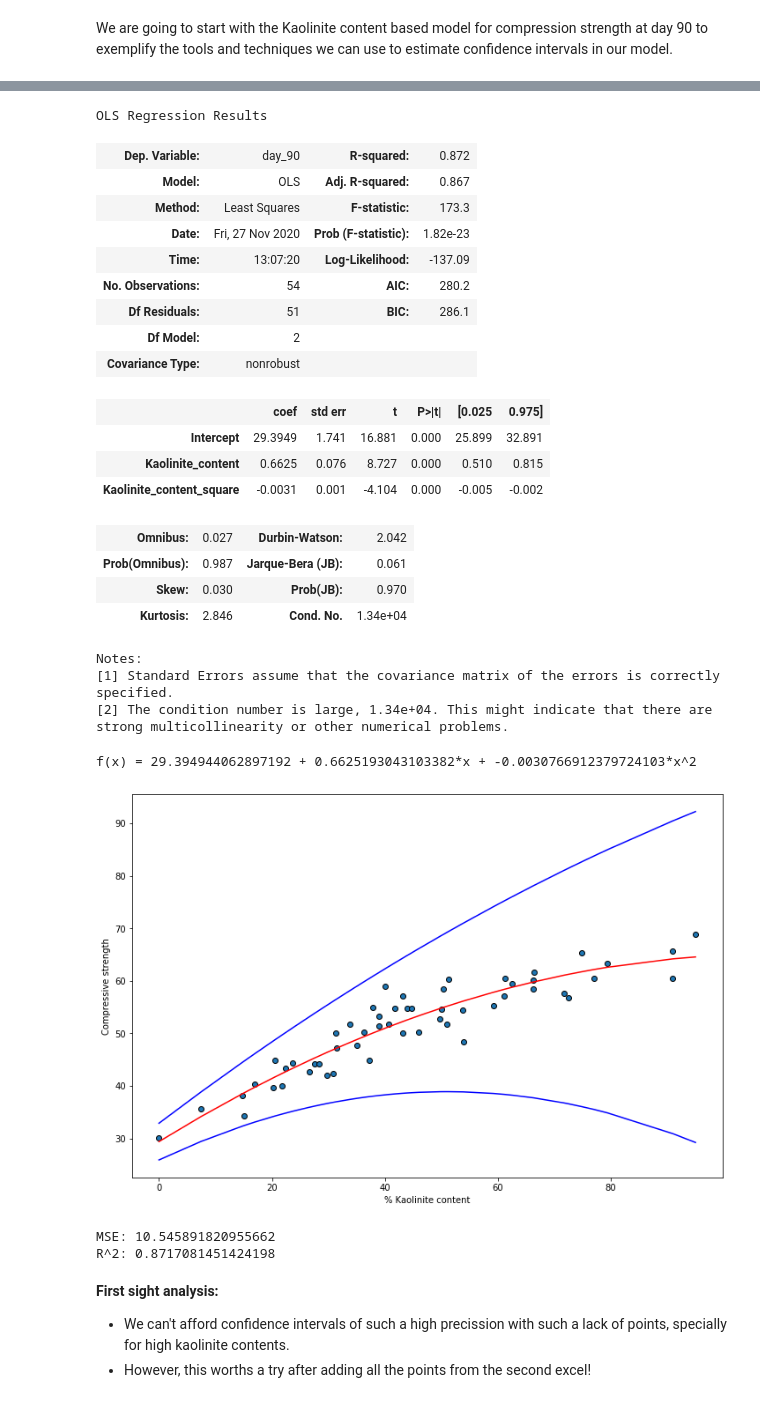
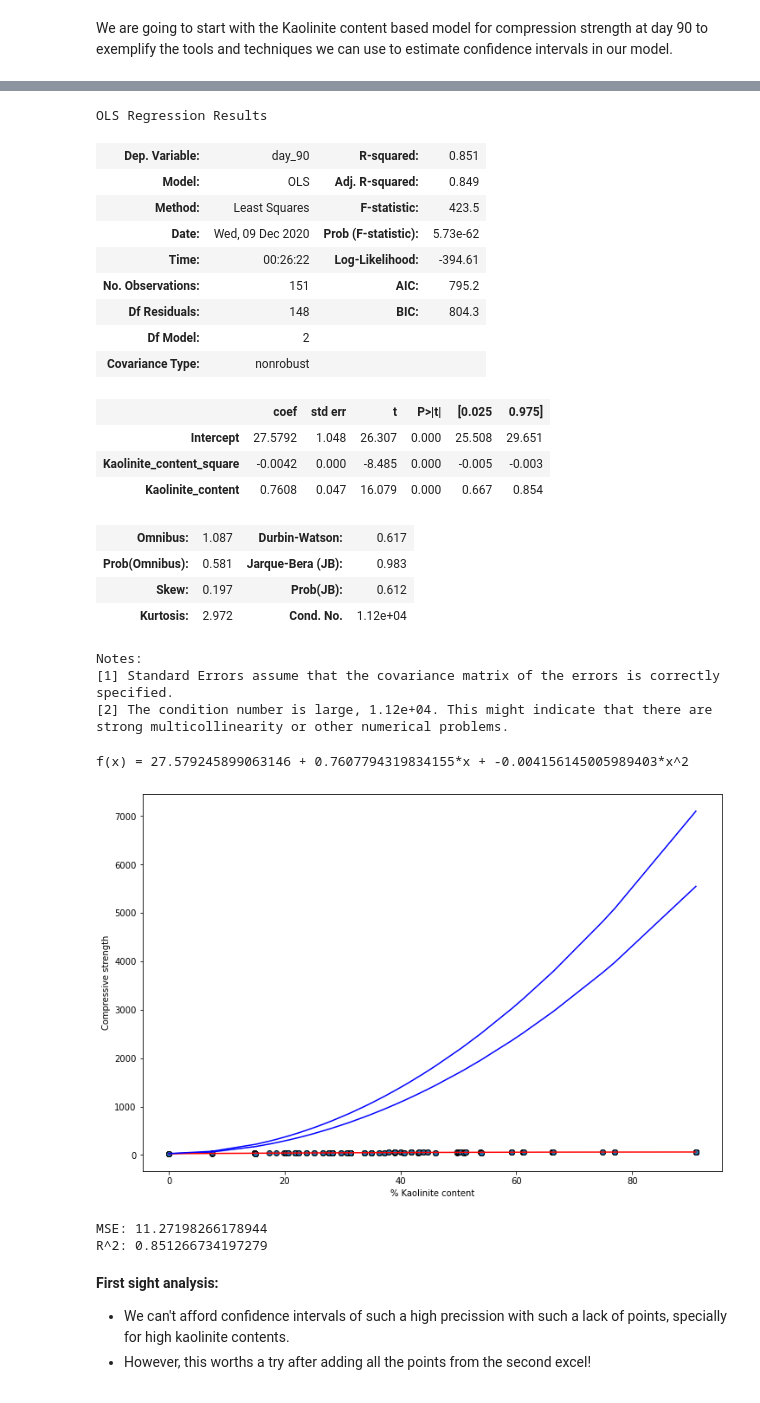
Before and after one commit to frblazquez/LC3, a Jupyter notebook: Project 2/lc3_full_data.ipynb, the cells around one changed output, grey strips where cells are left out. Cells and saved outputs as stored; diff of their text form; code cells hidden in the pictures.

Commit message:
(fix coef regres: object by float) need fix plot

```diff
--- a/Project 2/lc3_full_data.ipynb
+++ b/Project 2/lc3_full_data.ipynb
@@ -745,0 +720,7 @@ data_90.rename(columns = {'90D' : 'day_90'}, inplace = True)
+# %%
+data_90=data_full_clay[['day_90','Kaolinite_content']]
+data_90=data90.dropna()
+data90square= data_90.copy()
+data90square['Kaolinite_content_square']=data90square['Kaolinite_content'].apply(lambda x: x**2)
+data90square.Kaolinite_content=data90square.Kaolinite_content.astype(float)
+data90square
@@ -746,64 +745,64 @@ data_90.rename(columns = {'90D' : 'day_90'}, inplace = True)
 # %%
 # Day 90
-mod = smf.ols(formula='day_90 ~ Kaolinite_content + Kaolinite_content_square', data=data_90)
+mod = smf.ols(formula='day_90 ~ Kaolinite_content_square + Kaolinite_content', data=data90square)
 np.random.seed(2)
 res = mod.fit()
 res.summary()
 # %% [output]
 OLS Regression Results
-| Dep. Variable: | day_90 | R-squared: | 0.872 |
-| Model: | OLS | Adj. R-squared: | 0.867 |
-| Method: | Least Squares | F-statistic: | 173.3 |
-| Date: | Fri, 27 Nov 2020 | Prob (F-statistic): | 1.82e-23 |
-| Time: | 13:07:20 | Log-Likelihood: | -137.09 |
-| No. Observations: | 54 | AIC: | 280.2 |
-| Df Residuals: | 51 | BIC: | 286.1 |
+| Dep. Variable: | day_90 | R-squared: | 0.851 |
+| Model: | OLS | Adj. R-squared: | 0.849 |
+| Method: | Least Squares | F-statistic: | 423.5 |
+| Date: | Wed, 09 Dec 2020 | Prob (F-statistic): | 5.73e-62 |
+| Time: | 00:26:22 | Log-Likelihood: | -394.61 |
+| No. Observations: | 151 | AIC: | 795.2 |
+| Df Residuals: | 148 | BIC: | 804.3 |
 | Df Model: | 2 |  |  |
 | Covariance Type: | nonrobust |  |  |
 |  | coef | std err | t | P>|t| | [0.025 | 0.975] |
-| Intercept | 29.3949 | 1.741 | 16.881 | 0.000 | 25.899 | 32.891 |
-| Kaolinite_content | 0.6625 | 0.076 | 8.727 | 0.000 | 0.510 | 0.815 |
-| Kaolinite_content_square | -0.0031 | 0.001 | -4.104 | 0.000 | -0.005 | -0.002 |
+| Intercept | 27.5792 | 1.048 | 26.307 | 0.000 | 25.508 | 29.651 |
+| Kaolinite_content_square | -0.0042 | 0.000 | -8.485 | 0.000 | -0.005 | -0.003 |
+| Kaolinite_content | 0.7608 | 0.047 | 16.079 | 0.000 | 0.667 | 0.854 |
-| Omnibus: | 0.027 | Durbin-Watson: | 2.042 |
-| Prob(Omnibus): | 0.987 | Jarque-Bera (JB): | 0.061 |
-| Skew: | 0.030 | Prob(JB): | 0.970 |
-| Kurtosis: | 2.846 | Cond. No. | 1.34e+04 |
+| Omnibus: | 1.087 | Durbin-Watson: | 0.617 |
+| Prob(Omnibus): | 0.581 | Jarque-Bera (JB): | 0.983 |
+| Skew: | 0.197 | Prob(JB): | 0.612 |
+| Kurtosis: | 2.972 | Cond. No. | 1.12e+04 |
 Notes:
 [1] Standard Errors assume that the covariance matrix of the errors is correctly specified.
-[2] The condition number is large, 1.34e+04. This might indicate that there are
+[2] The condition number is large, 1.12e+04. This might indicate that there are
 strong multicollinearity or other numerical problems.
 # %%
-X = data_90[['Kaolinite_content','Kaolinite_content_square']].values
-y = data_90['day_90']
+X = data90square[['Kaolinite_content','Kaolinite_content_square']].values
+y = data90square['day_90']
 
 # Train and show the model
 model = LinearRegression()
 model.fit(X, y)
 
 # This could be generalized but degree n >= 3 leads to overfitting!
 print('f(x) = {0} + {1}*x + {2}*x^2'.format(model.intercept_, model.coef_[0], model.coef_[1]))
 
 # Get the list of predictions obtained while validating
 predicted = cross_val_predict(model, X, y, cv=LeaveOneOut())
 
 # Plot the results
 fig, ax = plt.subplots(figsize=(12, 8))
 
 ax.scatter(X[:,0], y, edgecolors=(0, 0, 0))
 
-ax.plot(X[:,0], np.dot(X,[0.510,-0.005]) + 25.899,'b-')
+ax.plot(X[:,0], np.dot(X,[-0.005,0.667]) + 25.508,'b-')
 ax.plot(X[:,0], np.dot(X,model.coef_) + model.intercept_,'r-')
-ax.plot(X[:,0], np.dot(X,[0.815,-0.002]) + 32.891,'b-')
+ax.plot(X[:,0], np.dot(X,[-0.003, 0.854]) + 29.651,'b-')
 
 ax.set_xlabel('% Kaolinite content')
 ax.set_ylabel('Compressive strength')
 plt.show()
 
 # Metrics for the model
 print("MSE: {}".format(mean_squared_error(y, predicted)))
 print("R^2: {}".format(model.score(X,y)))
 # %% [output]
-f(x) = 29.394944062897192 + 0.6625193043103382*x + -0.0030766912379724103*x^2
+f(x) = 27.579245899063146 + 0.7607794319834155*x + -0.004156145005989403*x^2
-[figure, old version]
+[figure, new version]
-MSE: 10.545891820955662
-R^2: 0.8717081451424198
+MSE: 11.27198266178944
+R^2: 0.851266734197279
```
Also changed, not shown: parts of 7 cells of this notebook.
